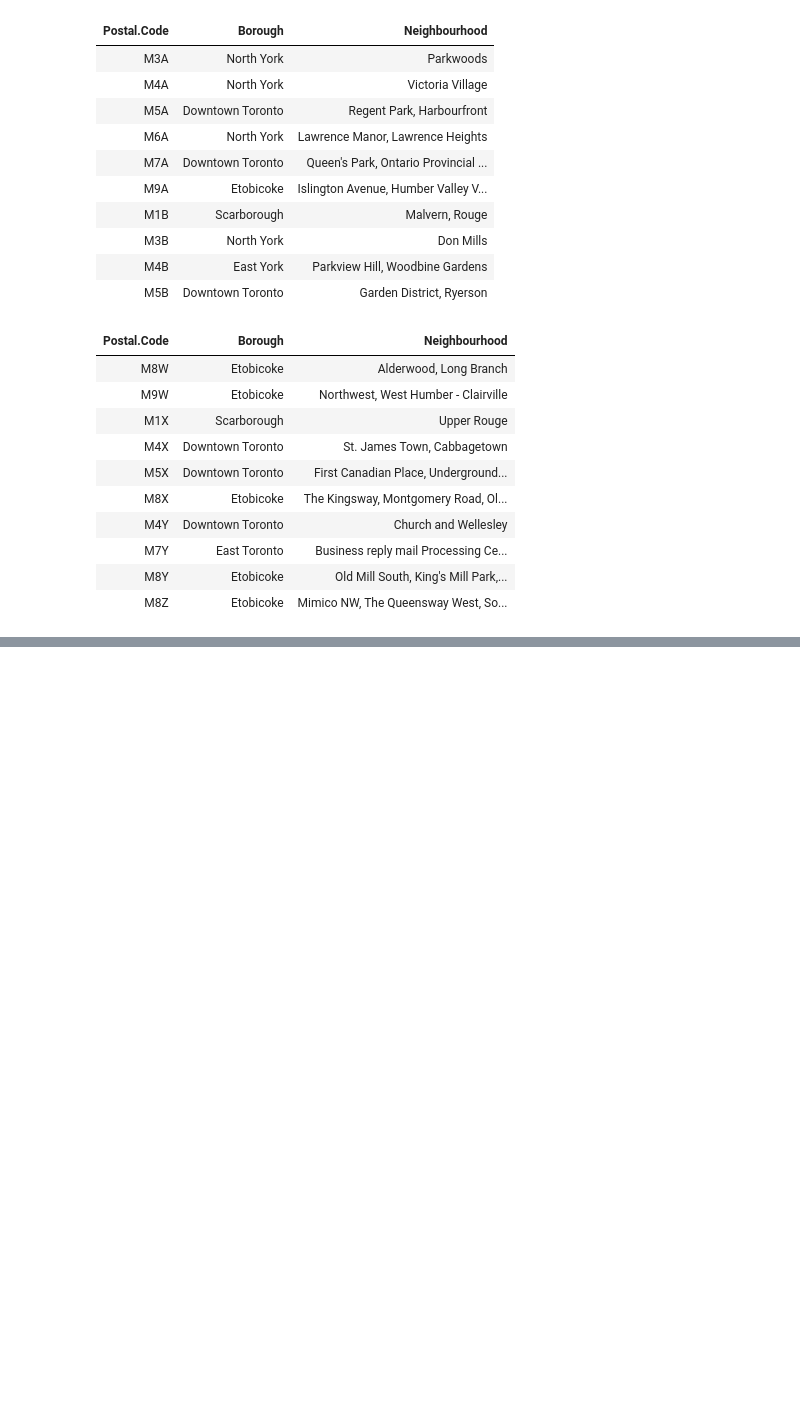
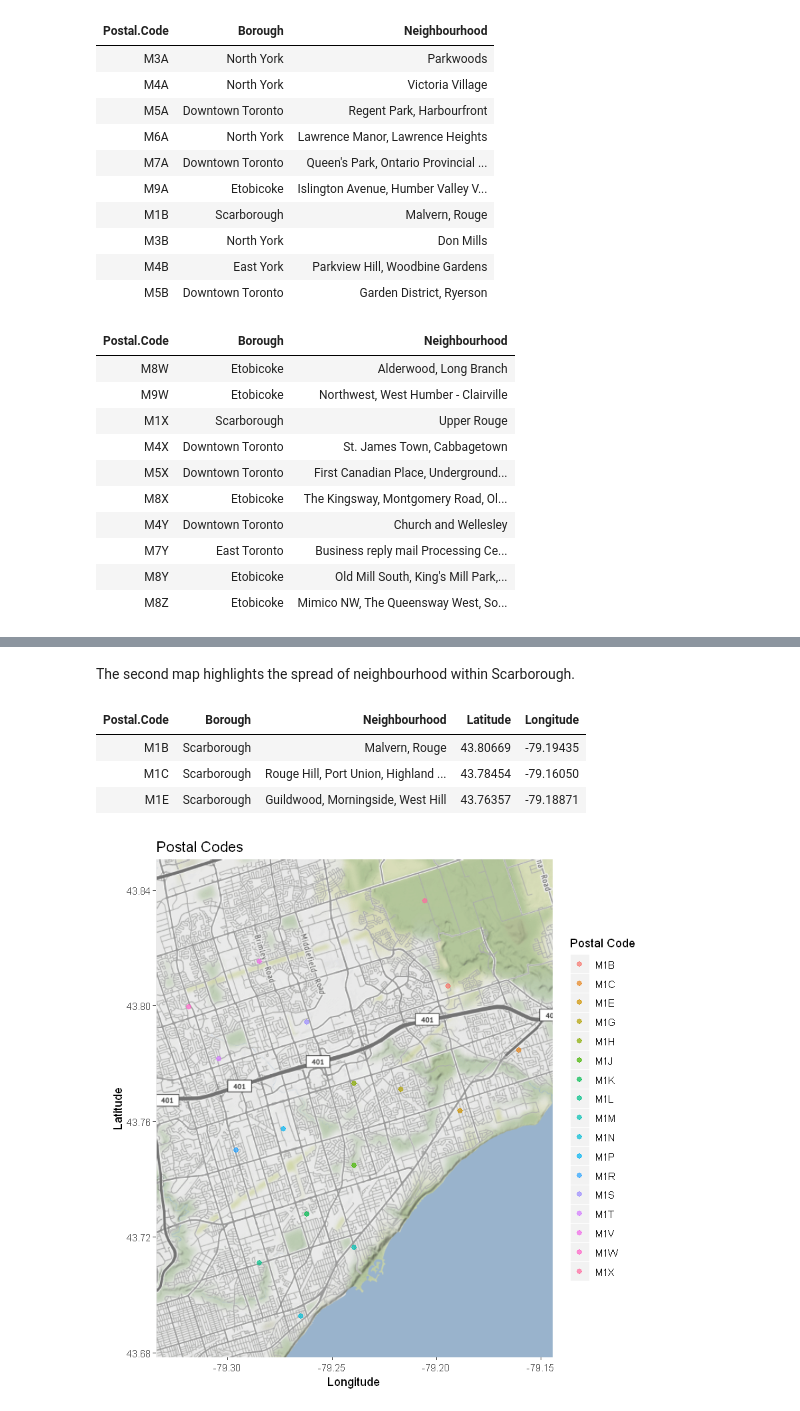
Before and after one commit to Ajeethaa/Coursera_Capstone, a Jupyter notebook: Neighbourhood Segmentation and Clustering using R.ipynb, the cells around one changed output, grey strips where cells are left out. Cells and saved outputs as stored; diff of their text form; code cells hidden in the pictures; blank space fills up the shorter version.

```diff
--- a/Neighbourhood Segmentation and Clustering using R.ipynb
+++ b/Neighbourhood Segmentation and Clustering using R.ipynb
@@ -103,0 +115,22 @@ full_data
+# %% [markdown]
+The second map highlights the spread of neighbourhood within Scarborough.
+# %%
+Scarborough <- filter(full_data, Borough == 'Scarborough')
+head(Scarborough, 3)
+# %% [output]
+| Postal.Code | Borough | Neighbourhood | Latitude | Longitude |
+| M1B | Scarborough | Malvern, Rouge | 43.80669 | -79.19435 |
+| M1C | Scarborough | Rouge Hill, Port Union, Highland ... | 43.78454 | -79.16050 |
+| M1E | Scarborough | Guildwood, Morningside, West Hill | 43.76357 | -79.18871 |
+# %%
+lat <- Scarborough$Latitude
+long <- Scarborough$Longitude
+bbox <- make_bbox(long,lat,f=0.1)
+scarborough <- get_map(bbox,maptype="toner-lite",source="stamen");
+# %%
+ggmap(scarborough) + geom_point(data = Scarborough,
+           aes(Longitude,Latitude,color=Postal.Code),size=2,alpha=0.7) +
+           labs(x = "Longitude", y = "Latitude",
+           title="Postal Codes", color = "Postal Code");
+# %% [output]
+[figure, added]
```
Also changed, not shown: parts of 7 cells of this notebook, 2 other files.
